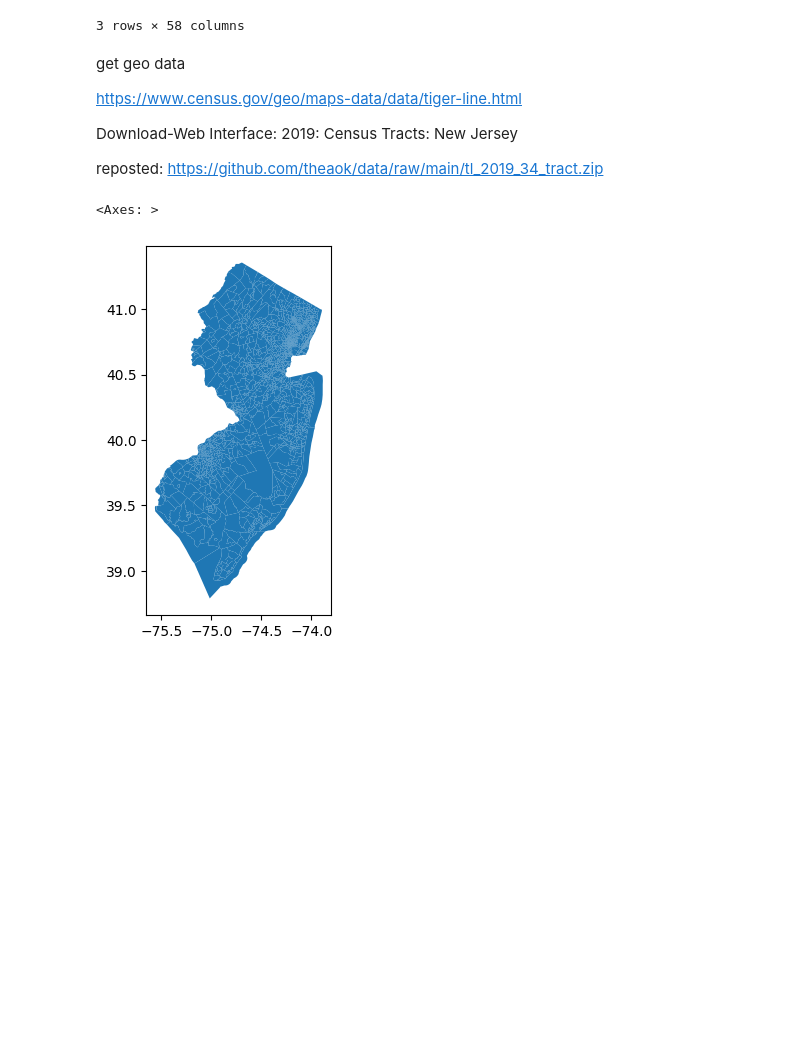
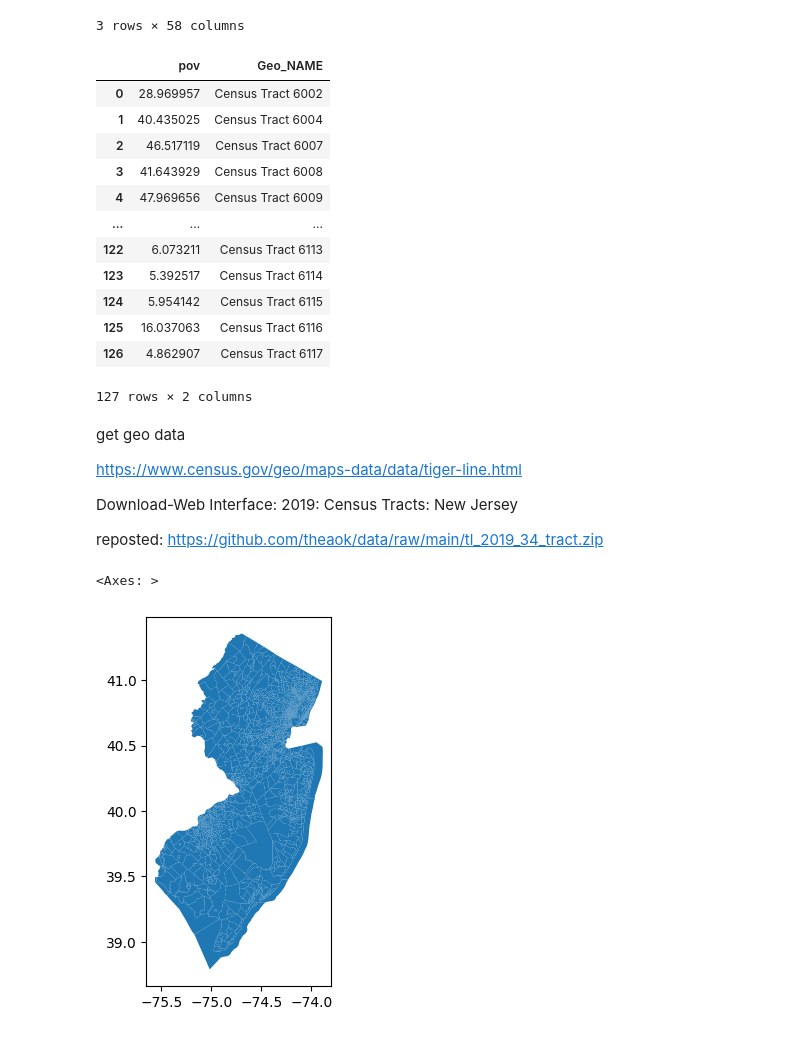
Before and after one commit to theaok/gisPy, a Jupyter notebook: map.ipynb, the cells around one changed output. Saved outputs shown, nothing was run; the diff lists cells and outputs as text; code cells hidden in the pictures; blank space fills up the shorter version.

```diff
--- a/map.ipynb
+++ b/map.ipynb
@@ -594,10 +601,10 @@ https://www.socialexplorer.com/tables/ACS2019_5yr/R13437109
 downloaded as csv and reposted:
 https://raw.githubusercontent.com/theaok/data/main/R13437109_SL140.csv
 # %%
-!wget -q -O pov.csv https://raw.githubusercontent.com/theaok/data/main/R13437109_SL140.csv
+!wget -q -O pov0.csv https://raw.githubusercontent.com/theaok/data/main/R13437109_SL140.csv
 
-pov=pd.read_csv('pov.csv')
-pov.head(3)
+pov0=pd.read_csv('pov0.csv')
+pov0.head(3)
 # %% [output]
 Warning: Total number of columns (58) exceeds max_columns (20). Falling back to pandas display.
 |  | Geo_FIPS | Geo_GEOID | Geo_NAME | Geo_QName | Geo_STUSAB | Geo_SUMLEV | Geo_GEOCOMP | Geo_FILEID | ... |
@@ -607,7 +614,23 @@ Warning: Total number of columns (58) exceeds max_columns (20). Falling back to
 3 rows × 58 columns
 # %%
 #as per the above documentation we see prop in pov is SE_A13003B_002/SE_A13003B_001
-pov['pov']=(pov.SE_A13003B_002/pov.SE_A13003B_001)*100
+pov0['pov']=(pov0.SE_A13003B_002/pov0.SE_A13003B_001)*100
+pov=pov0[['pov','Geo_NAME']]
+pov
+# %% [output]
+|  | pov | Geo_NAME |
+| 0 | 28.969957 | Census Tract 6002 |
+| 1 | 40.435025 | Census Tract 6004 |
+| 2 | 46.517119 | Census Tract 6007 |
+| 3 | 41.643929 | Census Tract 6008 |
+| 4 | 47.969656 | Census Tract 6009 |
+| ... | ... | ... |
+| 122 | 6.073211 | Census Tract 6113 |
+| 123 | 5.392517 | Census Tract 6114 |
+| 124 | 5.954142 | Census Tract 6115 |
+| 125 | 16.037063 | Census Tract 6116 |
+| 126 | 4.862907 | Census Tract 6117 |
+127 rows × 2 columns
 # %% [markdown]
 get geo data
 
```
Also changed, not shown: parts of 23 cells of this notebook.
